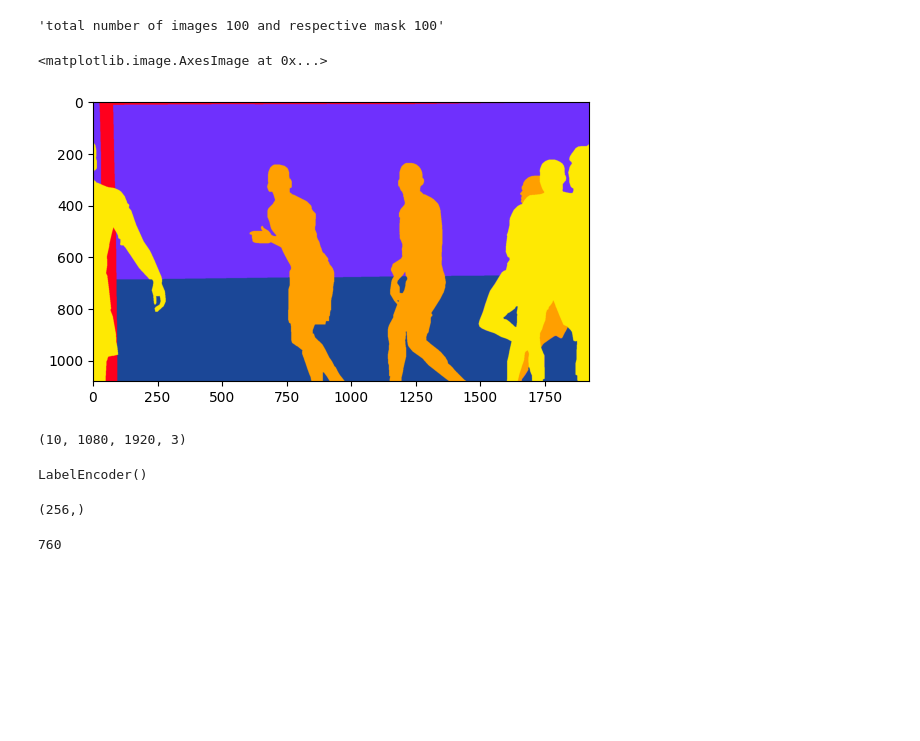
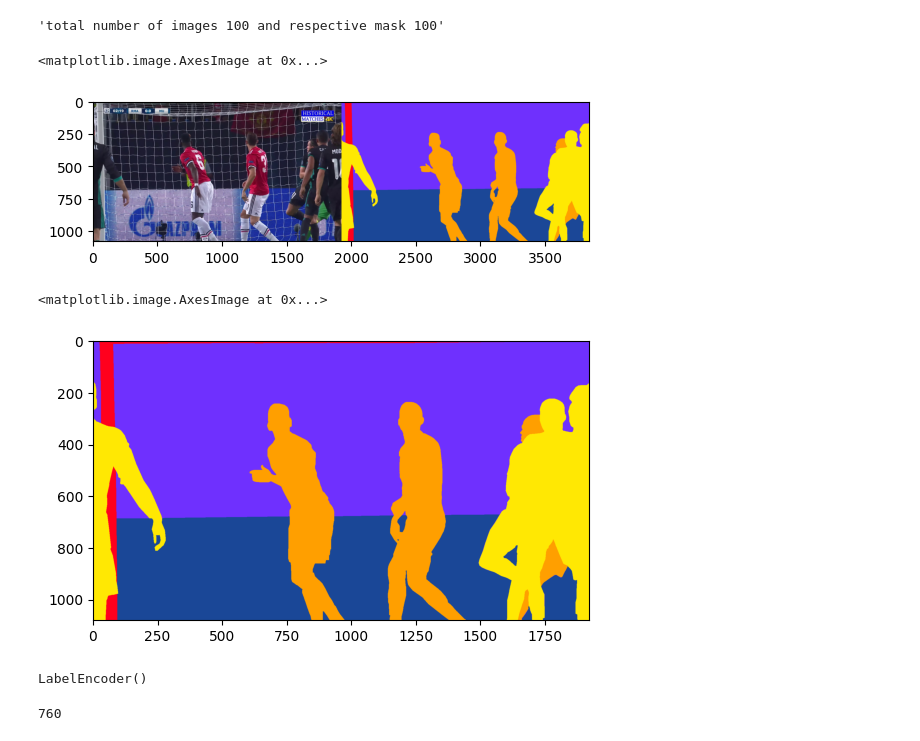
Before and after one commit to riderman10000/segmentation-exp, a Jupyter notebook: data_analysis.ipynb, the cells around one changed output. Saved outputs shown, nothing was run; the diff lists cells and outputs as text; code cells hidden in the pictures; blank space fills up the shorter version.

Commit message:
data analysis test, size

```diff
--- a/data_analysis.ipynb
+++ b/data_analysis.ipynb
@@ -14,8 +30,9 @@ f'total number of images {len(image_path_list)} and respective mask {len(mask_pa
 # %% [output]
 'total number of images 100 and respective mask 100'
 # %%
-a = cv2.imread(mask_path_list[0])[:,:,::-1]
-plt.imshow(a)
+mask = cv2.imread(mask_path_list[0])[:,:,::-1]
+image = cv2.imread(image_path_list[0])[:, :, ::-1]
+plt.imshow(np.hstack([image,mask]) )
 # %% [output]
 <matplotlib.image.AxesImage at 0x...>
-[figure, old version]
+[figure, new version]
@@ -25,7 +39,17 @@ np_images = np.array(images)
-# %%
-np_images.shape
-# %% [output]
-(10, 1080, 1920, 3)
+# %%
+np_image = mask.reshape(-1, 3)
+no_of_colors = 5
+criteria = (cv2.TERM_CRITERIA_EPS + cv2.TermCriteria_MAX_ITER, 100, 0.85)
+retval, labels, centers = cv2.kmeans(np.float32(np_image), no_of_colors, None, criteria, 10, cv2.KMEANS_RANDOM_CENTERS)
+centers = np.uint8(centers)
+seg_data = centers[labels.flatten()] # mapping labels to center points (RGB values)
+
+# reshape data into original
+seg_image = seg_data.reshape((image.shape))
+plt.imshow(seg_image)
+# %% [output]
+<matplotlib.image.AxesImage at 0x...>
+[figure, added]
 # %%
 unique_valus = np.unique(np_images.reshape(-1, 3), axis=0)
 # %%
@@ -34,8 +58,4 @@ le = LabelEncoder()
 le.fit(np_images.reshape(-1, 1))
 # %% [output]
 LabelEncoder()
-# %%
-le.classes_.shape
-# %% [output]
-(256,)
 # %%
```
Also changed, not shown: parts of 10 cells of this notebook, 3 other files.
